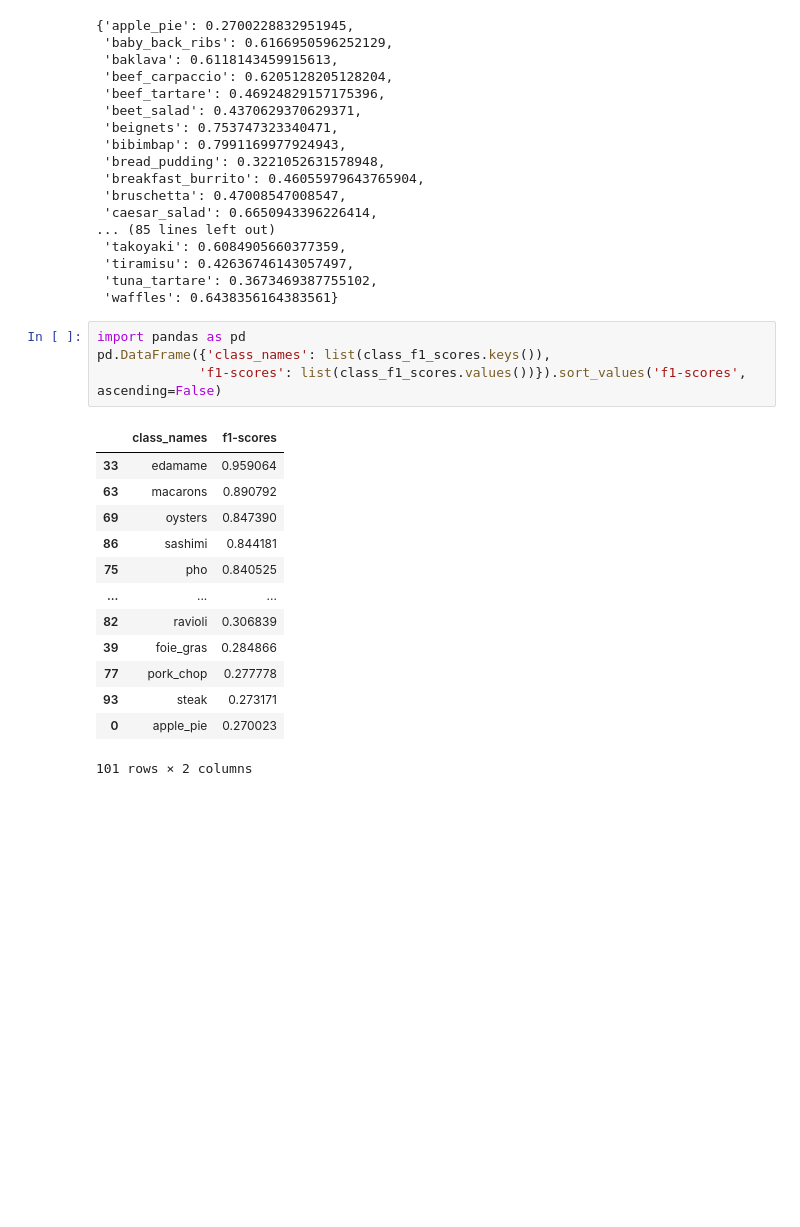
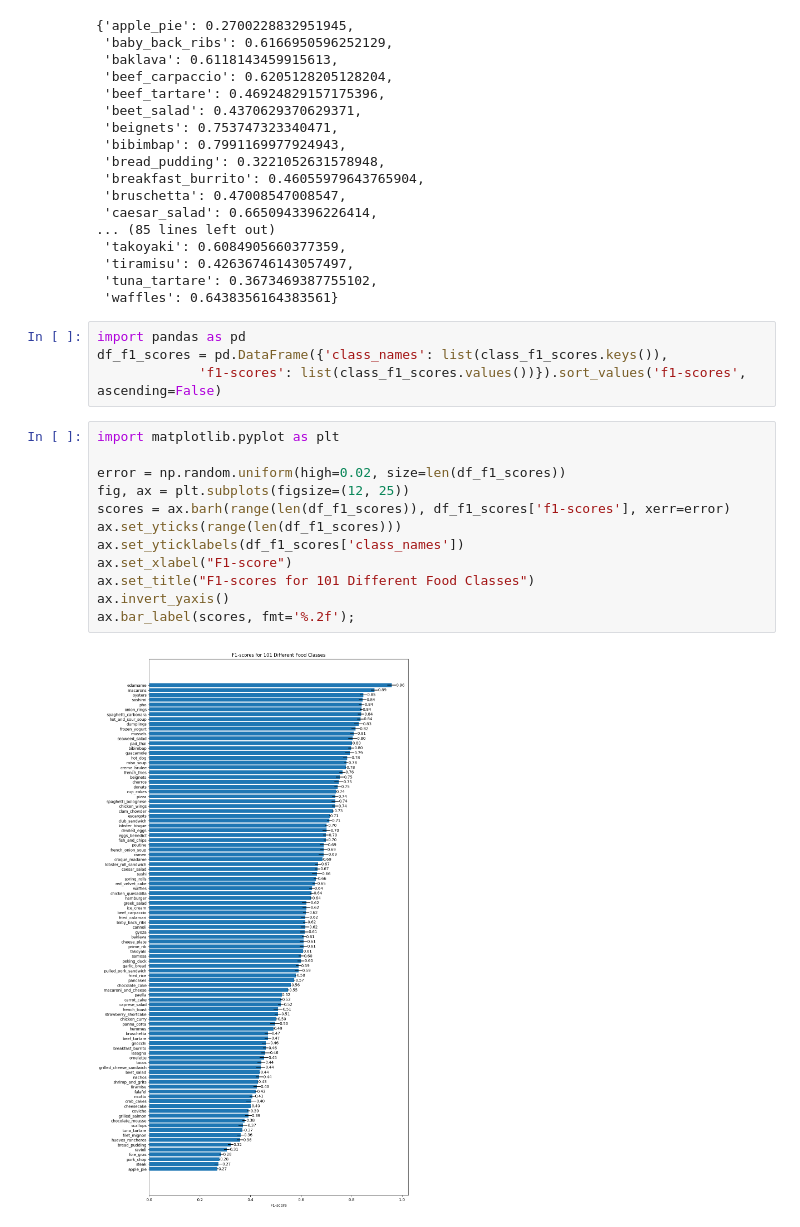
Before and after one commit to nika-va/practice, a Jupyter notebook: 06_transfer_learning_part_3_scaling_up.ipynb, the cells around one changed output. Drawn from its saved outputs; the diff is of its cells as text; blank space fills up the shorter version.

```diff
--- a/06_transfer_learning_part_3_scaling_up.ipynb
+++ b/06_transfer_learning_part_3_scaling_up.ipynb
@@ -303,19 +303,19 @@ class_f1_scores
  'waffles': 0.6438356164383561}
 # %%
 import pandas as pd
-pd.DataFrame({'class_names': list(class_f1_scores.keys()),
+df_f1_scores = pd.DataFrame({'class_names': list(class_f1_scores.keys()),
              'f1-scores': list(class_f1_scores.values())}).sort_values('f1-scores', ascending=False)
-# %% [output]
-|  | class_names | f1-scores |
-| 33 | edamame | 0.959064 |
-| 63 | macarons | 0.890792 |
-| 69 | oysters | 0.847390 |
-| 86 | sashimi | 0.844181 |
-| 75 | pho | 0.840525 |
-| ... | ... | ... |
-| 82 | ravioli | 0.306839 |
-| 39 | foie_gras | 0.284866 |
-| 77 | pork_chop | 0.277778 |
-| 93 | steak | 0.273171 |
-| 0 | apple_pie | 0.270023 |
-101 rows × 2 columns
+# %%
+import matplotlib.pyplot as plt
+
+error = np.random.uniform(high=0.02, size=len(df_f1_scores))
+fig, ax = plt.subplots(figsize=(12, 25))
+scores = ax.barh(range(len(df_f1_scores)), df_f1_scores['f1-scores'], xerr=error)
+ax.set_yticks(range(len(df_f1_scores)))
+ax.set_yticklabels(df_f1_scores['class_names'])
+ax.set_xlabel("F1-score")
+ax.set_title("F1-scores for 101 Different Food Classes")
+ax.invert_yaxis()
+ax.bar_label(scores, fmt='%.2f');
+# %% [output]
+[figure, added]
```
Also changed, not shown: parts of 5 cells of this notebook.
